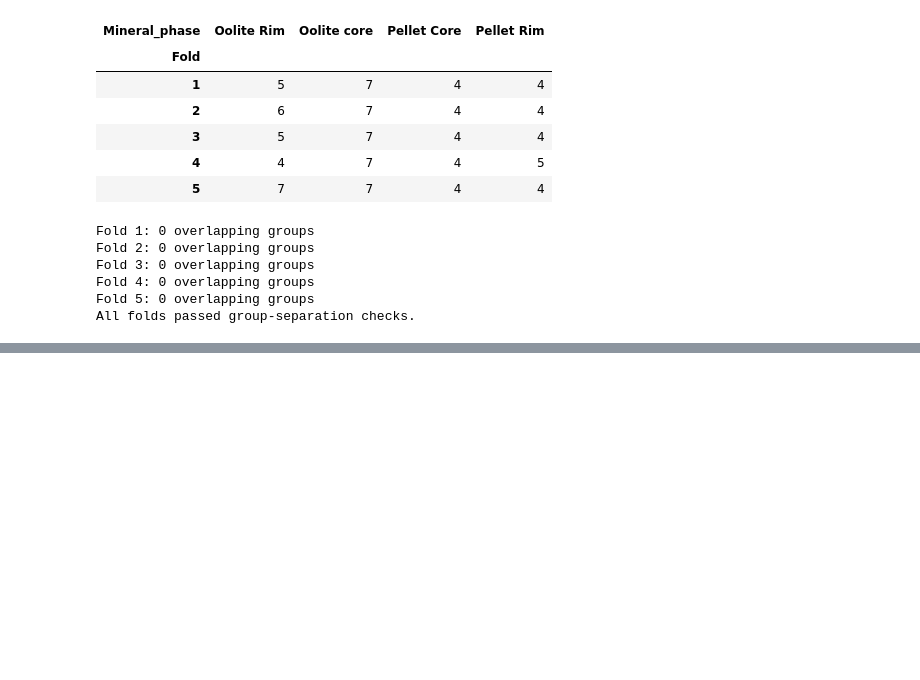
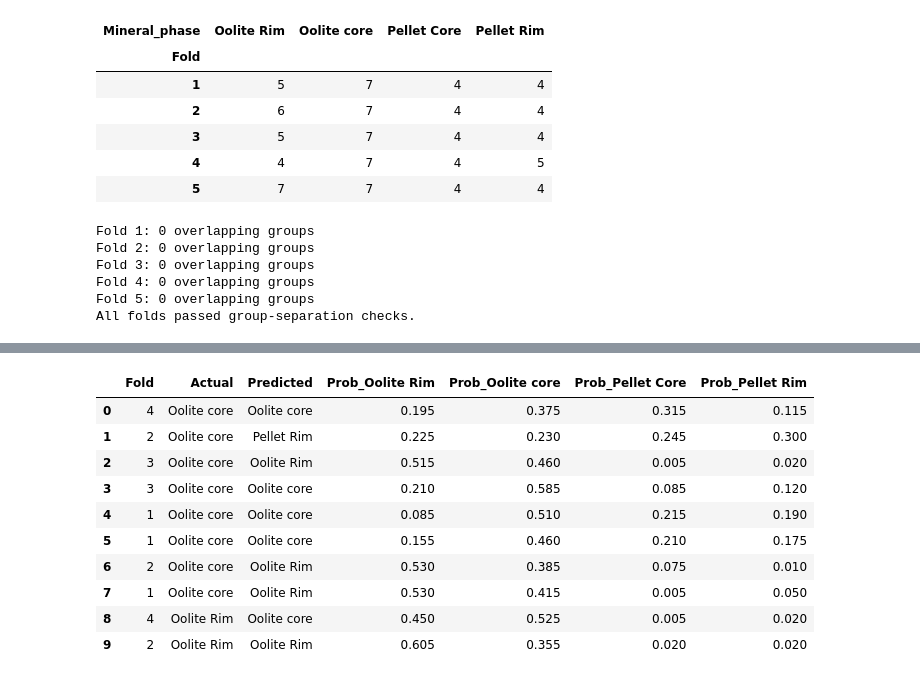
Before and after one commit to MassamAli5/DS_4, a Jupyter notebook: notebooks/01_data_inspection.ipynb, the cells around one changed output, grey strips where cells are left out. Cells and saved outputs as stored; diff of their text form; code cells hidden in the pictures; blank space fills up the shorter version.

Commit message:
DS-A4:  model evaluation and final report

```diff
--- a/notebooks/01_data_inspection.ipynb
+++ b/notebooks/01_data_inspection.ipynb
@@ -47,7 +47,7 @@ NumPy version: 2.5.4
 # 2. Define the dataset location
 
 file_path = Path(
-    r"E:\DS_4\data\Supplementray_Files.xlsx"
+    r"E:\Asssessment Team\PhD\Data Science\DS_4\data\Supplementray_Files.xlsx"
 )
 
 # Check whether the file exists
@@ -925,0 +1337,72 @@ All folds passed group-separation checks.
+# %%
+
+# 28. Random Forest classification using frozen folds
+
+from sklearn.ensemble import RandomForestClassifier
+from sklearn.pipeline import Pipeline
+from sklearn.impute import SimpleImputer
+from sklearn.metrics import accuracy_score, f1_score, log_loss
+
+import numpy as np
+import pandas as pd
+
+# Store out-of-fold predictions
+rf_prob = np.zeros((len(y), len(classes)))
+rf_pred = np.empty(len(y), dtype=object)
+
+for fold in sorted(data["Fold"].unique()):
+
+    train_idx = np.where(data["Fold"] != fold)[0]
+    test_idx = np.where(data["Fold"] == fold)[0]
+
+    model = Pipeline([
+        ("imputer", SimpleImputer(
+            strategy="median",
+            keep_empty_features=True
+        )),
+        ("classifier", RandomForestClassifier(
+            n_estimators=200,
+            random_state=42,
+            n_jobs=-1
+        ))
+    ])
+
+    model.fit(X.iloc[train_idx], y.iloc[train_idx])
+
+    predictions = model.predict(X.iloc[test_idx])
+    probabilities = model.predict_proba(X.iloc[test_idx])
+
+    model_classes = model.named_steps[
+        "classifier"
+    ].classes_
+
+    for j, label in enumerate(model_classes):
+        class_idx = np.where(classes == label)[0][0]
+        rf_prob[test_idx, class_idx] = probabilities[:, j]
+
+    rf_pred[test_idx] = predictions
+
+    print(f"Fold {fold}: {len(test_idx)} test observations")
+
+# Evaluate Random Forest
+rf_accuracy = accuracy_score(y, rf_pred)
+rf_macro_f1 = f1_score(y, rf_pred, average="macro")
+rf_loss = log_loss(y, rf_prob, labels=classes)
+
+print("\nRANDOM FOREST RESULTS")
+print("Accuracy:", round(rf_accuracy, 4))
+print("Macro F1:", round(rf_macro_f1, 4))
+print("Log loss:", round(rf_loss, 4))
+
+# Preserve paired predictions
+rf_results = pd.DataFrame({
+    "Fold": data["Fold"].to_numpy(),
+    "Actual": y.to_numpy(),
+    "Predicted": rf_pred
+})
+
+for j, label in enumerate(classes):
+    rf_results[f"Prob_{label}"] = rf_prob[:, j]
+
+display(rf_results.head(10))
+# %% [output]
@@ -925,0 +1419,11 @@ All folds passed group-separation checks.
+|  | Fold | Actual | Predicted | Prob_Oolite Rim | Prob_Oolite core | Prob_Pellet Core | Prob_Pellet Rim |
+| 0 | 4 | Oolite core | Oolite core | 0.195 | 0.375 | 0.315 | 0.115 |
+| 1 | 2 | Oolite core | Pellet Rim | 0.225 | 0.230 | 0.245 | 0.300 |
+| 2 | 3 | Oolite core | Oolite Rim | 0.515 | 0.460 | 0.005 | 0.020 |
+| 3 | 3 | Oolite core | Oolite core | 0.210 | 0.585 | 0.085 | 0.120 |
+| 4 | 1 | Oolite core | Oolite core | 0.085 | 0.510 | 0.215 | 0.190 |
+| 5 | 1 | Oolite core | Oolite core | 0.155 | 0.460 | 0.210 | 0.175 |
+| 6 | 2 | Oolite core | Oolite Rim | 0.530 | 0.385 | 0.075 | 0.010 |
+| 7 | 1 | Oolite core | Oolite Rim | 0.530 | 0.415 | 0.005 | 0.050 |
+| 8 | 4 | Oolite Rim | Oolite core | 0.450 | 0.525 | 0.005 | 0.020 |
+| 9 | 2 | Oolite Rim | Oolite Rim | 0.605 | 0.355 | 0.020 | 0.020 |
```
Also changed, not shown: parts of 19 cells of this notebook, 28 other files.
